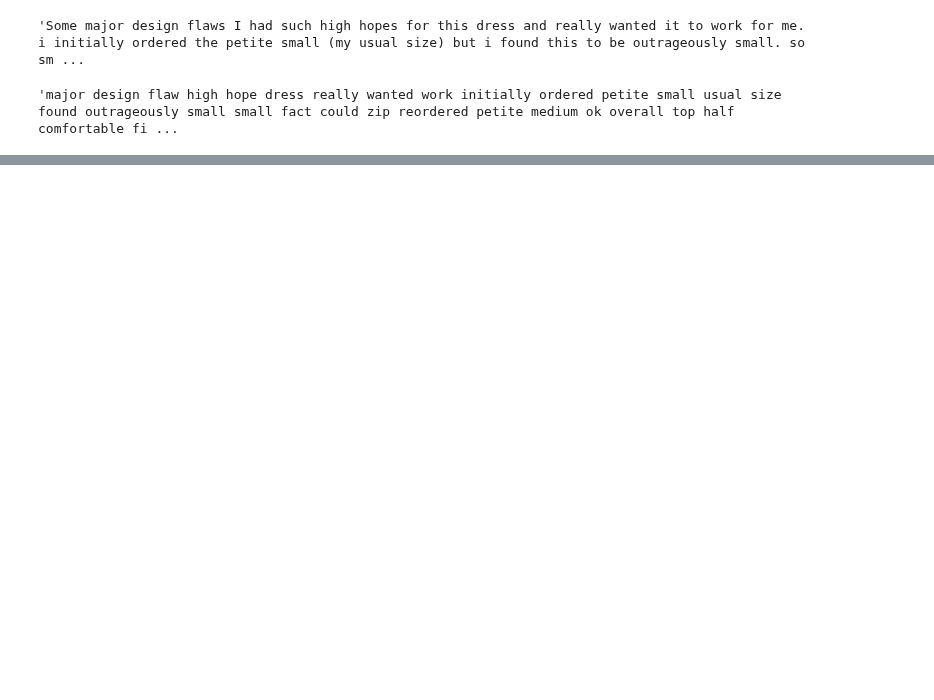
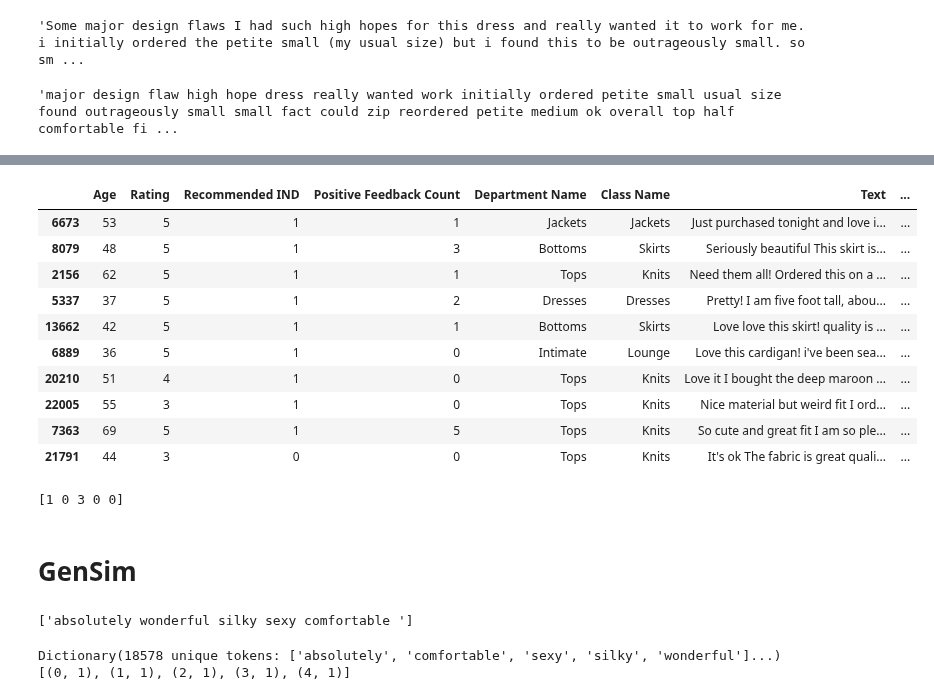
Before and after one commit to broepke/DATA110, a Jupyter notebook: Week 13/DATA110-Week13-broepke.ipynb, the cells around one changed output, grey strips where cells are left out. Drawn from its saved outputs; the diff is of its cells as text; code cells hidden in the pictures; blank space fills up the shorter version.

```diff
--- a/Week 13/DATA110-Week13-broepke.ipynb
+++ b/Week 13/DATA110-Week13-broepke.ipynb
@@ -144,0 +288,14 @@ df['Text_Processed'][2]
+# %%
+true_k = 6
+kmeans = KMeans(n_clusters=true_k, init='k-means++', max_iter=100, n_init=1, random_state=42)
+kmeans.fit(X)
+
+
+print("Top terms per cluster:")
+order_centroids = kmeans.cluster_centers_.argsort()[:, ::-1]
+terms = vectorizer.get_feature_names()
+
+for i in range(true_k):
+    print("Cluster %d:" % i),
+    for ind in order_centroids[i, :10]:
+        print(' %s' % terms[ind]),
@@ -144,0 +320,34 @@ df['Text_Processed'][2]
+# %%
+# assign the data labels back to the dataframe
+df['clusters'] = kmeans.labels_
+
+df.sample(10, random_state=42)
+# %% [output]
+|  | Age | Rating | Recommended IND | Positive Feedback Count | Department Name | Class Name | Text | ... |
+| 6673 | 53 | 5 | 1 | 1 | Jackets | Jackets | Just purchased tonight and love i... | ... |
+| 8079 | 48 | 5 | 1 | 3 | Bottoms | Skirts | Seriously beautiful This skirt is... | ... |
+| 2156 | 62 | 5 | 1 | 1 | Tops | Knits | Need them all! Ordered this on a ... | ... |
+| 5337 | 37 | 5 | 1 | 2 | Dresses | Dresses | Pretty! I am five foot tall, abou... | ... |
+| 13662 | 42 | 5 | 1 | 1 | Bottoms | Skirts | Love love this skirt! quality is ... | ... |
+| 6889 | 36 | 5 | 1 | 0 | Intimate | Lounge | Love this cardigan! i've been sea... | ... |
+| 20210 | 51 | 4 | 1 | 0 | Tops | Knits | Love it I bought the deep maroon ... | ... |
+| 22005 | 55 | 3 | 1 | 0 | Tops | Knits | Nice material but weird fit I ord... | ... |
+| 7363 | 69 | 5 | 1 | 5 | Tops | Knits | So cute and great fit I am so ple... | ... |
+| 21791 | 44 | 3 | 0 | 0 | Tops | Knits | It's ok The fabric is great quali... | ... |
+# %%
+new_docs = ['This dress is gorgeous and I love it and would gladly reccomend it to all of my friends.',
+            'This skirt has really horible quality and I hate it!',
+            'A super cute top with the perfect fit.',
+            'The most gorgeous pair of jeans I have seen.',
+            'this item is too little and tight.']
+
+pred = kmeans.predict(vectorizer.transform(new_docs))
+print(pred)
+# %% [output]
+[1 0 3 0 0]
+# %% [markdown]
+# GenSim
+# %%
+clean_docs[:1]
+# %% [output]
+['absolutely wonderful silky sexy comfortable ']
@@ -144,0 +356,14 @@ df['Text_Processed'][2]
+# %%
+# create a dictionary from the corpus
+dictionary = gensim.corpora.Dictionary(tokenized_docs)
+print(dictionary)
+
+# Term Document Frequency
+# convert our entire corpus to a list of vectors:
+bow_corpus = [dictionary.doc2bow(doc) for doc in tokenized_docs]
+
+# View the first doc
+print(bow_corpus[0])
+# %% [output]
+Dictionary(18578 unique tokens: ['absolutely', 'comfortable', 'sexy', 'silky', 'wonderful']...)
+[(0, 1), (1, 1), (2, 1), (3, 1), (4, 1)]
```
Also changed, not shown: parts of 26 cells of this notebook, 2 other files.
